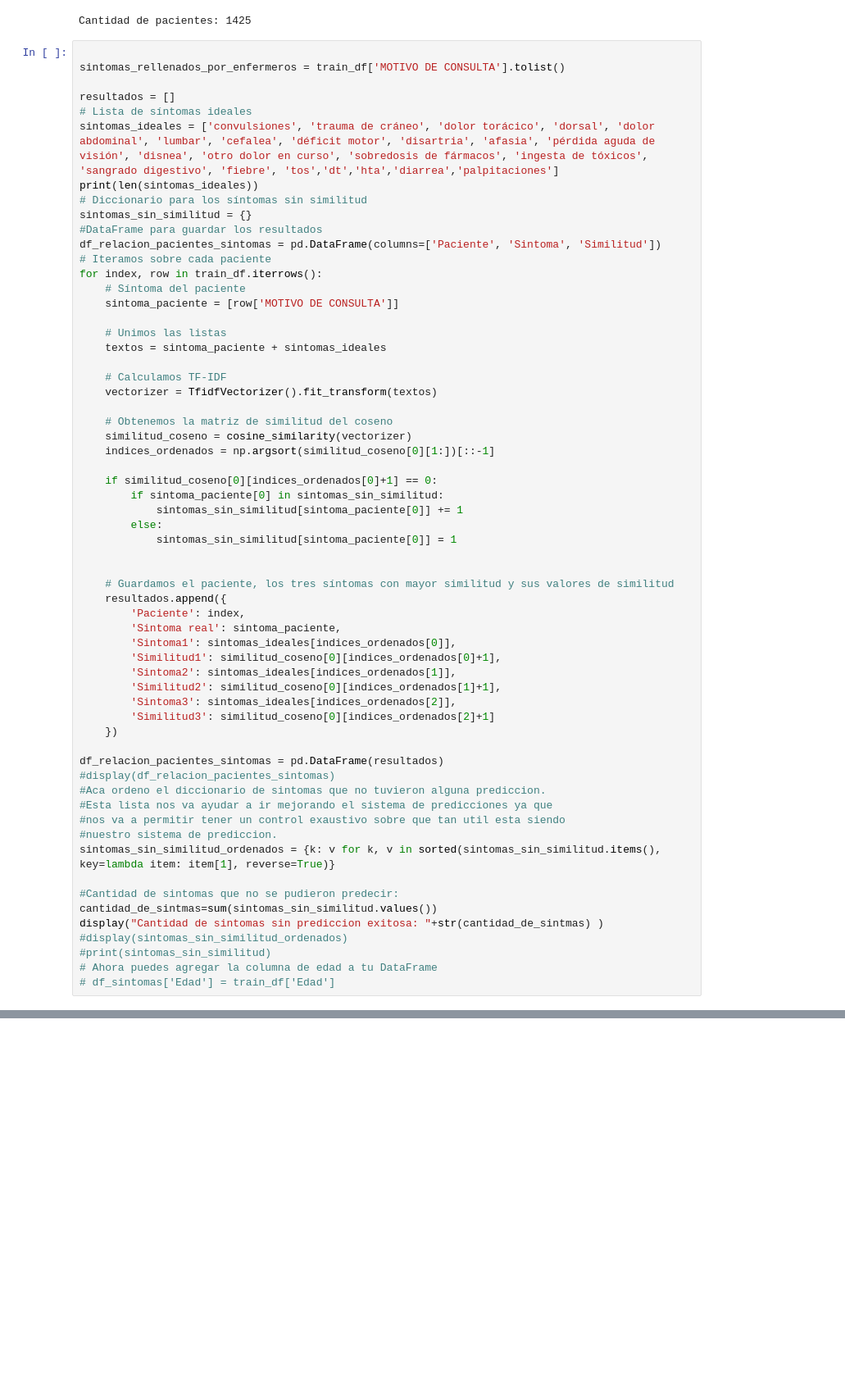
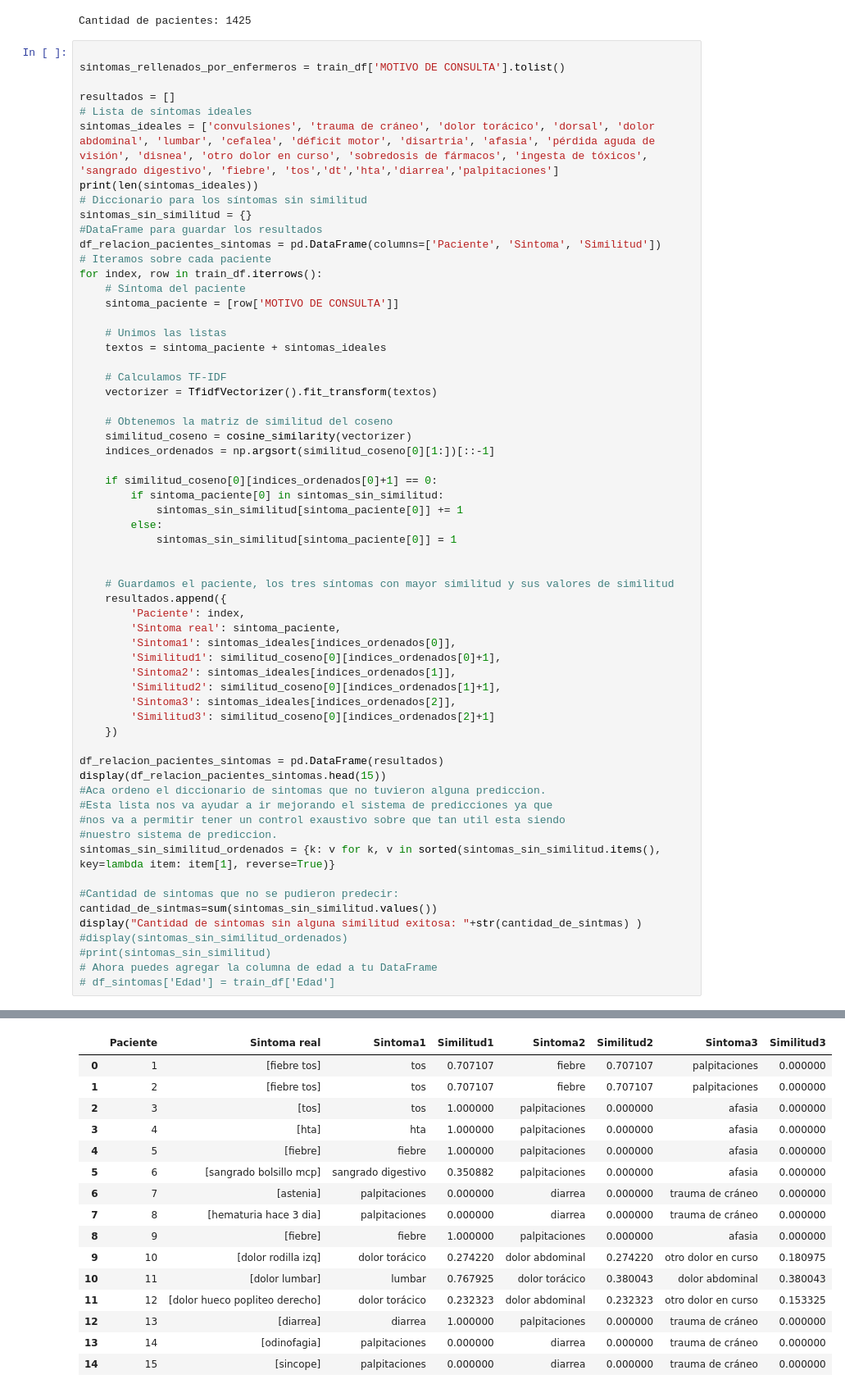
Before and after one commit to Adriellevy/Triage_HF, a Jupyter notebook: DataAnalysisAndReports/notebooks/Triage_HF.ipynb, the cells around one changed output, grey strips where cells are left out. Shown at 82% size. Cells and saved outputs as stored; diff of their text form; blank space fills up the shorter version.

Commit message:
Prediccion de Triage

```diff
--- a/DataAnalysisAndReports/notebooks/Triage_HF.ipynb
+++ b/DataAnalysisAndReports/notebooks/Triage_HF.ipynb
@@ -553,32 +553,48 @@ for index, row in train_df.iterrows():
             sintomas_sin_similitud[sintoma_paciente[0]] = 1
 
 
     # Guardamos el paciente, los tres síntomas con mayor similitud y sus valores de similitud
     resultados.append({
         'Paciente': index,
         'Sintoma real': sintoma_paciente,
         'Sintoma1': sintomas_ideales[indices_ordenados[0]],
         'Similitud1': similitud_coseno[0][indices_ordenados[0]+1],
         'Sintoma2': sintomas_ideales[indices_ordenados[1]],
         'Similitud2': similitud_coseno[0][indices_ordenados[1]+1],
         'Sintoma3': sintomas_ideales[indices_ordenados[2]],
         'Similitud3': similitud_coseno[0][indices_ordenados[2]+1]
     })
 
 df_relacion_pacientes_sintomas = pd.DataFrame(resultados)
-#display(df_relacion_pacientes_sintomas)
+display(df_relacion_pacientes_sintomas.head(15))
 #Aca ordeno el diccionario de sintomas que no tuvieron alguna prediccion.
 #Esta lista nos va ayudar a ir mejorando el sistema de predicciones ya que
 #nos va a permitir tener un control exaustivo sobre que tan util esta siendo
 #nuestro sistema de prediccion.
 sintomas_sin_similitud_ordenados = {k: v for k, v in sorted(sintomas_sin_similitud.items(), key=lambda item: item[1], reverse=True)}
 
 #Cantidad de sintomas que no se pudieron predecir:
 cantidad_de_sintmas=sum(sintomas_sin_similitud.values())
-display("Cantidad de sintomas sin prediccion exitosa: "+str(cantidad_de_sintmas) )
+display("Cantidad de sintomas sin alguna similitud exitosa: "+str(cantidad_de_sintmas) )
 #display(sintomas_sin_similitud_ordenados)
 #print(sintomas_sin_similitud)
 # Ahora puedes agregar la columna de edad a tu DataFrame
 # df_sintomas['Edad'] = train_df['Edad']
 # %% [output]
 22
+|  | Paciente | Sintoma real | Sintoma1 | Similitud1 | Sintoma2 | Similitud2 | Sintoma3 | Similitud3 |
+| 0 | 1 | [fiebre tos] | tos | 0.707107 | fiebre | 0.707107 | palpitaciones | 0.000000 |
+| 1 | 2 | [fiebre tos] | tos | 0.707107 | fiebre | 0.707107 | palpitaciones | 0.000000 |
+| 2 | 3 | [tos] | tos | 1.000000 | palpitaciones | 0.000000 | afasia | 0.000000 |
+| 3 | 4 | [hta] | hta | 1.000000 | palpitaciones | 0.000000 | afasia | 0.000000 |
+| 4 | 5 | [fiebre] | fiebre | 1.000000 | palpitaciones | 0.000000 | afasia | 0.000000 |
+| 5 | 6 | [sangrado bolsillo mcp] | sangrado digestivo | 0.350882 | palpitaciones | 0.000000 | afasia | 0.000000 |
+| 6 | 7 | [astenia] | palpitaciones | 0.000000 | diarrea | 0.000000 | trauma de cráneo | 0.000000 |
+| 7 | 8 | [hematuria hace 3 dia] | palpitaciones | 0.000000 | diarrea | 0.000000 | trauma de cráneo | 0.000000 |
+| 8 | 9 | [fiebre] | fiebre | 1.000000 | palpitaciones | 0.000000 | afasia | 0.000000 |
+| 9 | 10 | [dolor rodilla izq] | dolor torácico | 0.274220 | dolor abdominal | 0.274220 | otro dolor en curso | 0.180975 |
+| 10 | 11 | [dolor lumbar] | lumbar | 0.767925 | dolor torácico | 0.380043 | dolor abdominal | 0.380043 |
+| 11 | 12 | [dolor hueco popliteo derecho] | dolor torácico | 0.232323 | dolor abdominal | 0.232323 | otro dolor en curso | 0.153325 |
+| 12 | 13 | [diarrea] | diarrea | 1.000000 | palpitaciones | 0.000000 | trauma de cráneo | 0.000000 |
+| 13 | 14 | [odinofagia] | palpitaciones | 0.000000 | diarrea | 0.000000 | trauma de cráneo | 0.000000 |
+| 14 | 15 | [sincope] | palpitaciones | 0.000000 | diarrea | 0.000000 | trauma de cráneo | 0.000000 |
```
Also changed, not shown: parts of 2 cells of this notebook.
